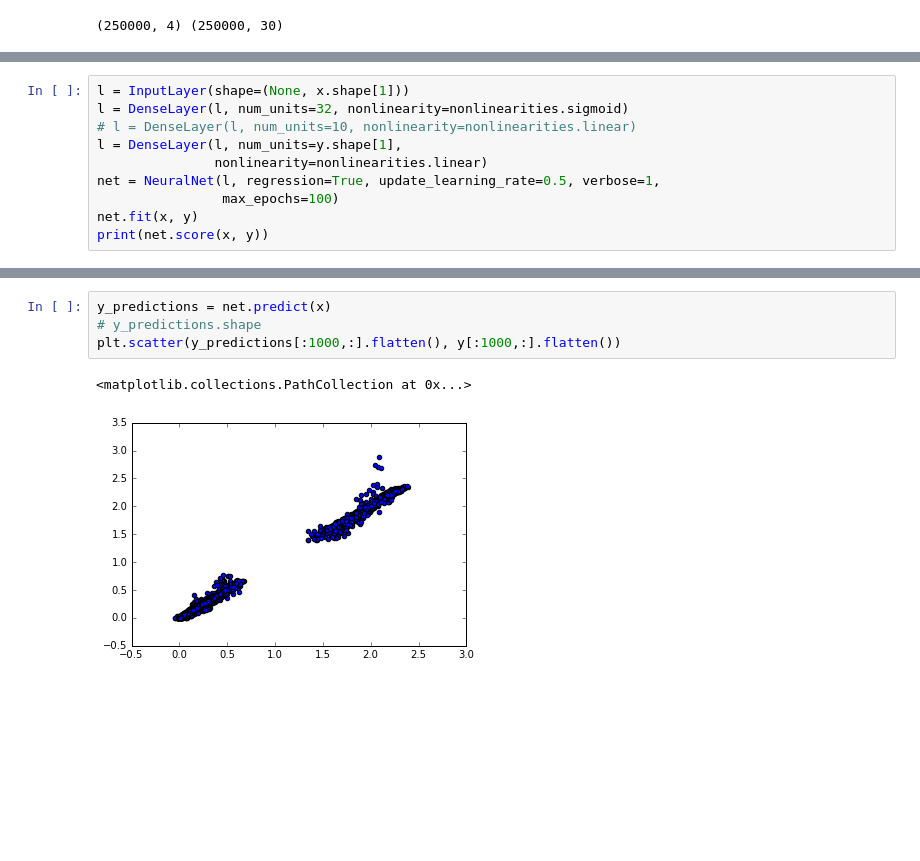
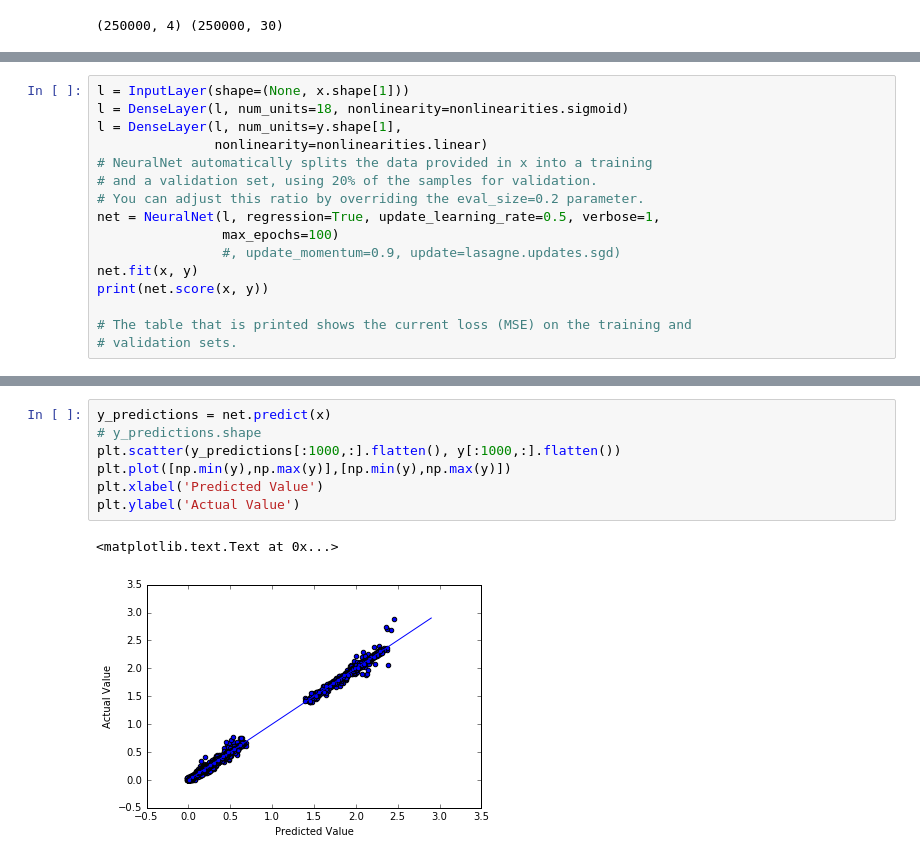
Before and after one commit to houghb/lignet, a Jupyter notebook: Lignin_ANN_nolearn.ipynb, the cells around one changed output, grey strips where cells are left out. Cells and saved outputs as stored; diff of their text form; blank space fills up the shorter version.

```diff
--- a/Lignin_ANN_nolearn.ipynb
+++ b/Lignin_ANN_nolearn.ipynb
@@ -68,11 +81,17 @@ $$ N_h = \frac{N_s}{alpha*(N_i + N_o)} $$
 # %%
 l = InputLayer(shape=(None, x.shape[1]))
-l = DenseLayer(l, num_units=32, nonlinearity=nonlinearities.sigmoid)
-# l = DenseLayer(l, num_units=10, nonlinearity=nonlinearities.linear)
+l = DenseLayer(l, num_units=18, nonlinearity=nonlinearities.sigmoid)
 l = DenseLayer(l, num_units=y.shape[1],
                nonlinearity=nonlinearities.linear)
+# NeuralNet automatically splits the data provided in x into a training
+# and a validation set, using 20% of the samples for validation.
+# You can adjust this ratio by overriding the eval_size=0.2 parameter.
 net = NeuralNet(l, regression=True, update_learning_rate=0.5, verbose=1,
                 max_epochs=100)
+                #, update_momentum=0.9, update=lasagne.updates.sgd)
 net.fit(x, y)
 print(net.score(x, y))
+
+# The table that is printed shows the current loss (MSE) on the training and
+# validation sets.
 # %% [output]
@@ -96,7 +128,10 @@ print(net.score(x, y))
 # %%
 y_predictions = net.predict(x)
 # y_predictions.shape
 plt.scatter(y_predictions[:1000,:].flatten(), y[:1000,:].flatten())
+plt.plot([np.min(y),np.max(y)],[np.min(y),np.max(y)])
+plt.xlabel('Predicted Value')
+plt.ylabel('Actual Value')
 # %% [output]
-<matplotlib.collections.PathCollection at 0x...>
+<matplotlib.text.Text at 0x...>
-[figure, old version]
+[figure, new version]
```
Also changed, not shown: parts of 8 cells of this notebook.
